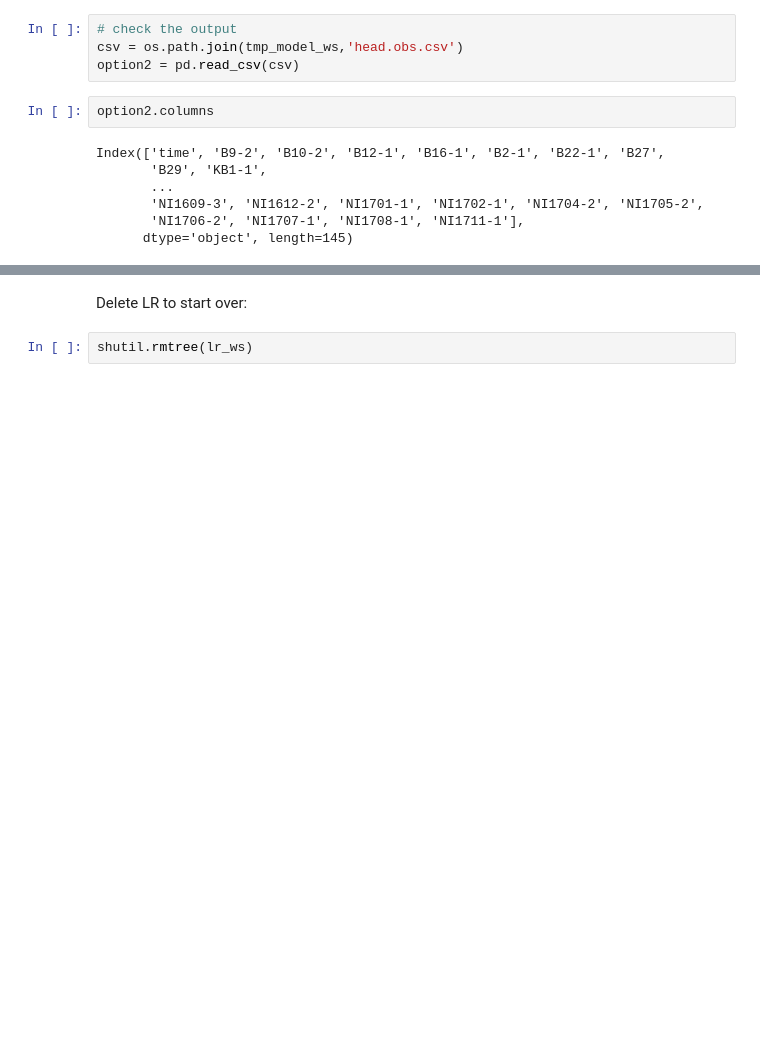
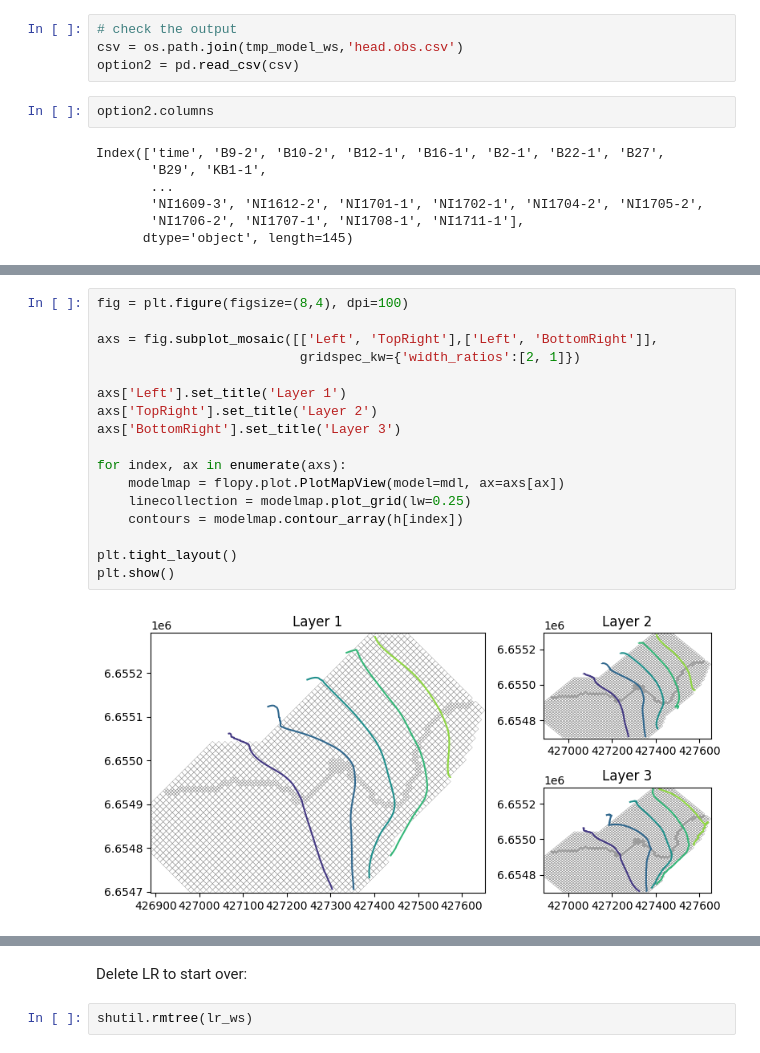
Before and after one commit to nikobenho/hagfors_gwm, a Jupyter notebook: notebooks/scripted_lumpyrem_setup.ipynb, the cells around one changed output, grey strips where cells are left out. Cells and saved outputs as stored; diff of their text form; blank space fills up the shorter version.

```diff
--- a/notebooks/scripted_lumpyrem_setup.ipynb
+++ b/notebooks/scripted_lumpyrem_setup.ipynb
@@ -368,0 +407,19 @@ option2['B10-2'].plot()
+# %%
+fig = plt.figure(figsize=(8,4), dpi=100)
+
+axs = fig.subplot_mosaic([['Left', 'TopRight'],['Left', 'BottomRight']],
+                          gridspec_kw={'width_ratios':[2, 1]})
+
+axs['Left'].set_title('Layer 1')
+axs['TopRight'].set_title('Layer 2')
+axs['BottomRight'].set_title('Layer 3')
+
+for index, ax in enumerate(axs):
+    modelmap = flopy.plot.PlotMapView(model=mdl, ax=axs[ax])
+    linecollection = modelmap.plot_grid(lw=0.25)
+    contours = modelmap.contour_array(h[index])
+
+plt.tight_layout()
+plt.show()
+# %% [output]
+[figure, added]
```
Also changed, not shown: parts of 18 cells of this notebook, 43 other files.
